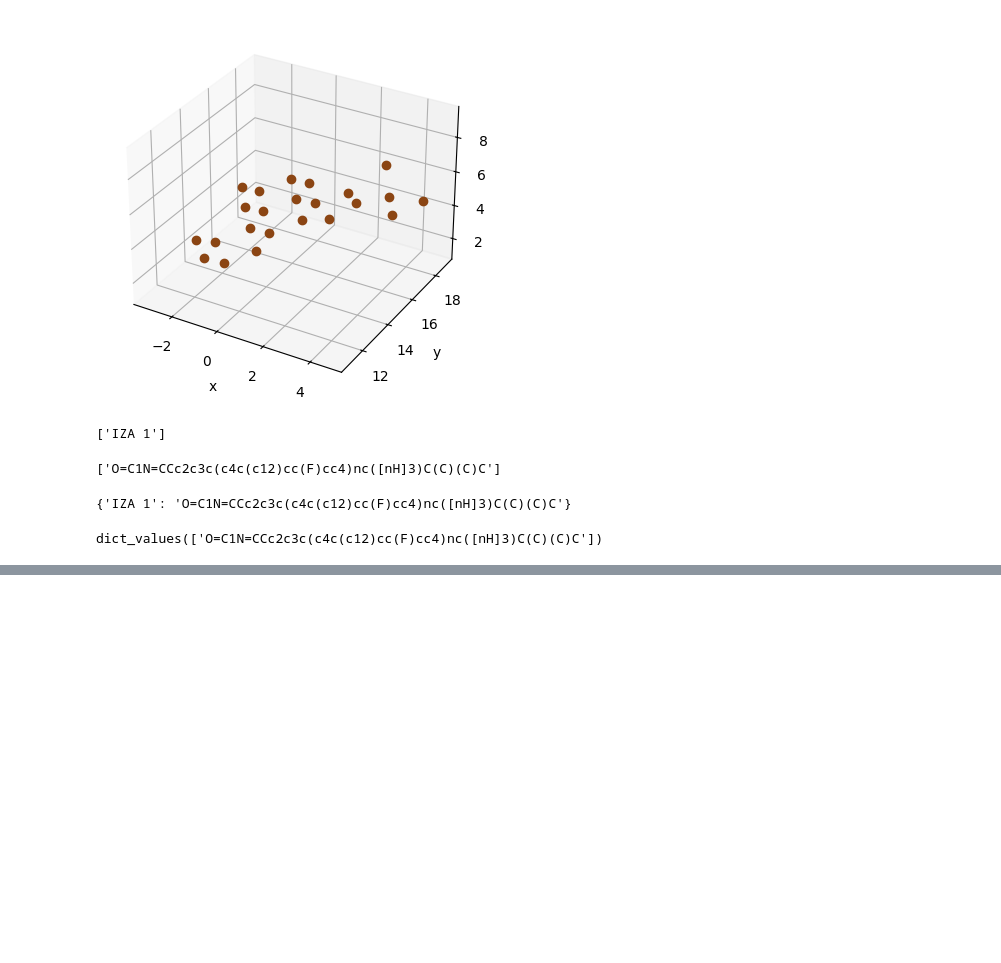
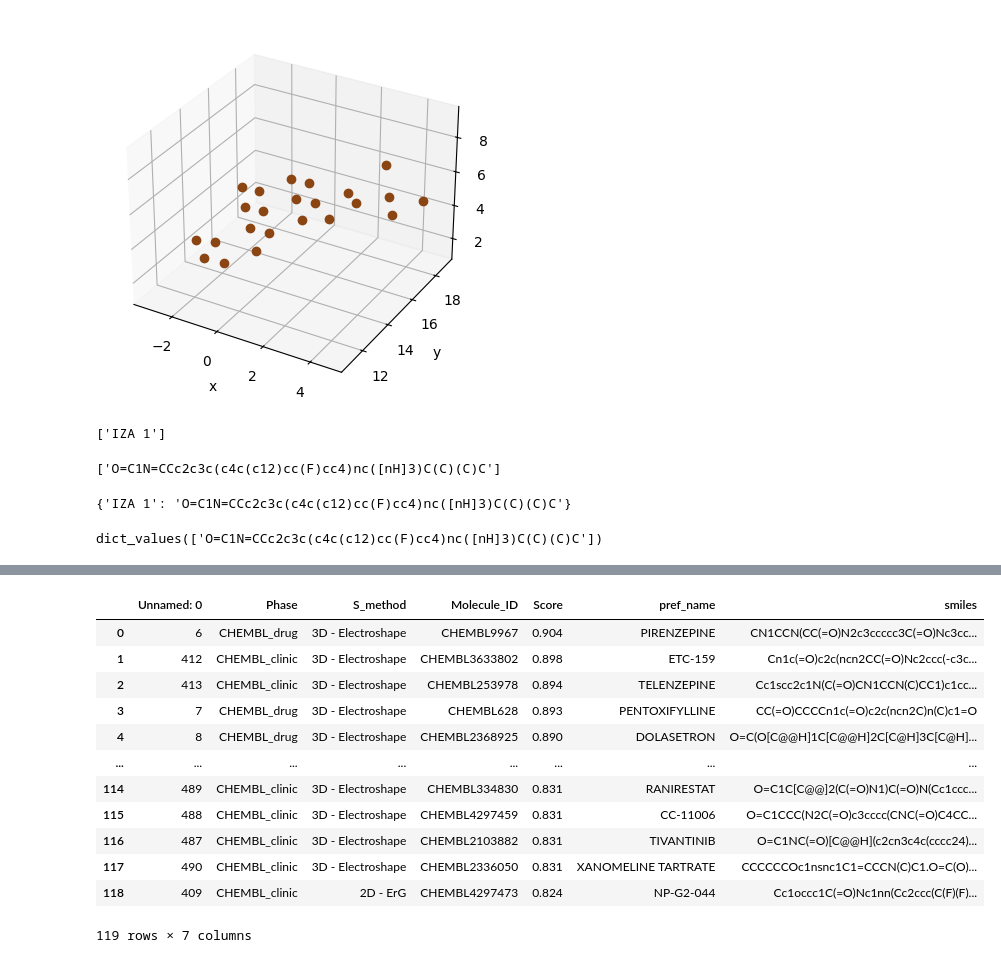
Before and after one commit to ramintheredmn/automatedDrugrepurpose, a Jupyter notebook: backend/modal.ipynb, the cells around one changed output, grey strips where cells are left out. Saved outputs shown, nothing was run; the diff lists cells and outputs as text; code cells hidden in the pictures; blank space fills up the shorter version.

```diff
--- a/backend/modal.ipynb
+++ b/backend/modal.ipynb
@@ -172,0 +251,18 @@ See the caveats in the documentation: https://pandas.pydata.org/pandas-docs/stab
+# %%
+df_gsk = pd.read_csv("~/Downloads/full_out.csv")
+# %%
+df_gsk
+# %% [output]
+|  | Unnamed: 0 | Phase | S_method | Molecule_ID | Score | pref_name | smiles |
+| 0 | 6 | CHEMBL_drug | 3D - Electroshape | CHEMBL9967 | 0.904 | PIRENZEPINE | CN1CCN(CC(=O)N2c3ccccc3C(=O)Nc3cc... |
+| 1 | 412 | CHEMBL_clinic | 3D - Electroshape | CHEMBL3633802 | 0.898 | ETC-159 | Cn1c(=O)c2c(ncn2CC(=O)Nc2ccc(-c3c... |
+| 2 | 413 | CHEMBL_clinic | 3D - Electroshape | CHEMBL253978 | 0.894 | TELENZEPINE | Cc1scc2c1N(C(=O)CN1CCN(C)CC1)c1cc... |
+| 3 | 7 | CHEMBL_drug | 3D - Electroshape | CHEMBL628 | 0.893 | PENTOXIFYLLINE | CC(=O)CCCCn1c(=O)c2c(ncn2C)n(C)c1=O |
+| 4 | 8 | CHEMBL_drug | 3D - Electroshape | CHEMBL2368925 | 0.890 | DOLASETRON | O=C(O[C@@H]1C[C@@H]2C[C@H]3C[C@H]... |
+| ... | ... | ... | ... | ... | ... | ... | ... |
+| 114 | 489 | CHEMBL_clinic | 3D - Electroshape | CHEMBL334830 | 0.831 | RANIRESTAT | O=C1C[C@@]2(C(=O)N1)C(=O)N(Cc1ccc... |
+| 115 | 488 | CHEMBL_clinic | 3D - Electroshape | CHEMBL4297459 | 0.831 | CC-11006 | O=C1CCC(N2C(=O)c3cccc(CNC(=O)C4CC... |
+| 116 | 487 | CHEMBL_clinic | 3D - Electroshape | CHEMBL2103882 | 0.831 | TIVANTINIB | O=C1NC(=O)[C@@H](c2cn3c4c(cccc24)... |
+| 117 | 490 | CHEMBL_clinic | 3D - Electroshape | CHEMBL2336050 | 0.831 | XANOMELINE TARTRATE | CCCCCCOc1nsnc1C1=CCCN(C)C1.O=C(O)... |
+| 118 | 409 | CHEMBL_clinic | 2D - ErG | CHEMBL4297473 | 0.824 | NP-G2-044 | Cc1occc1C(=O)Nc1nn(Cc2ccc(C(F)(F)... |
+119 rows × 7 columns
```
Also changed, not shown: parts of 8 cells of this notebook, 1 other file.
